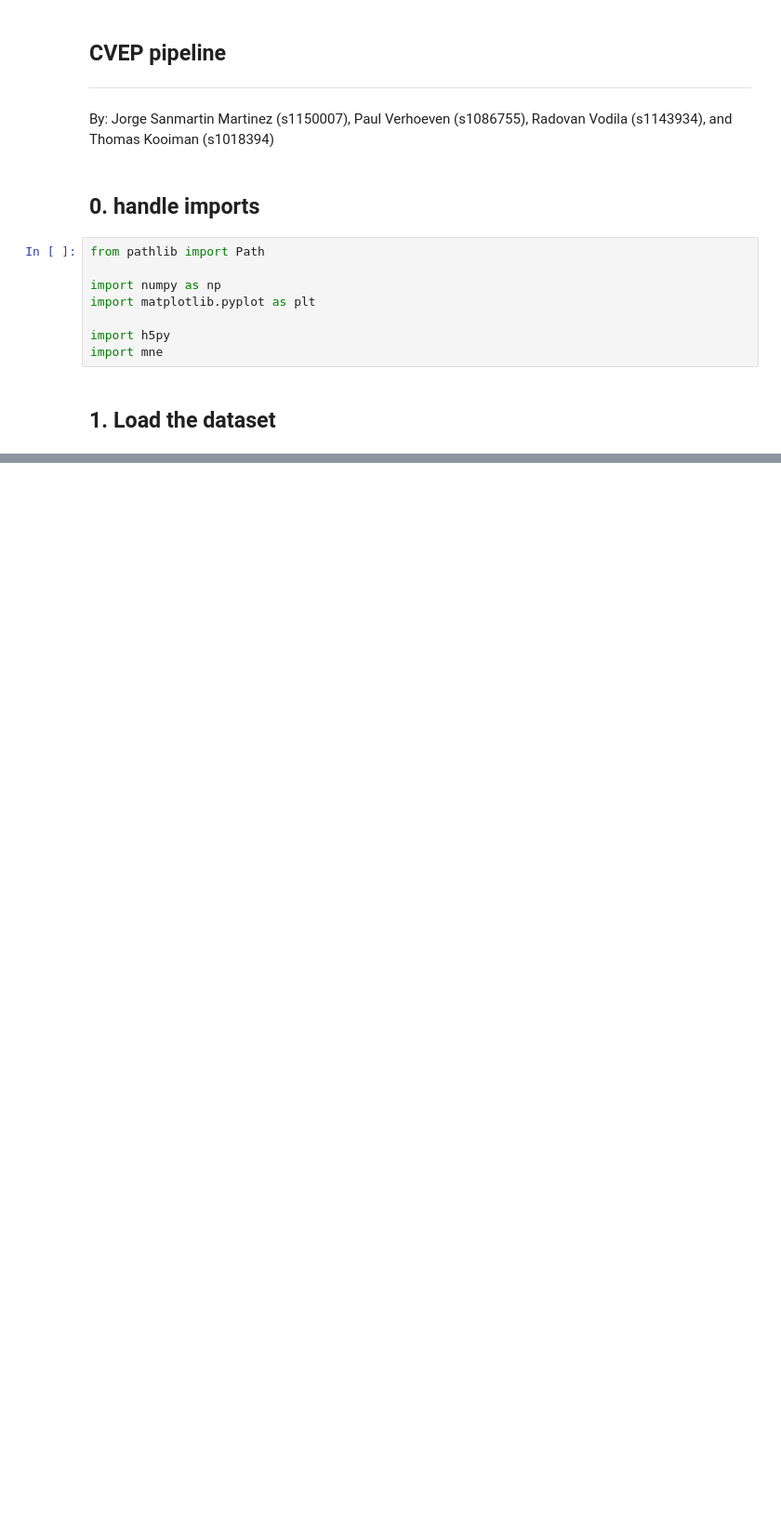
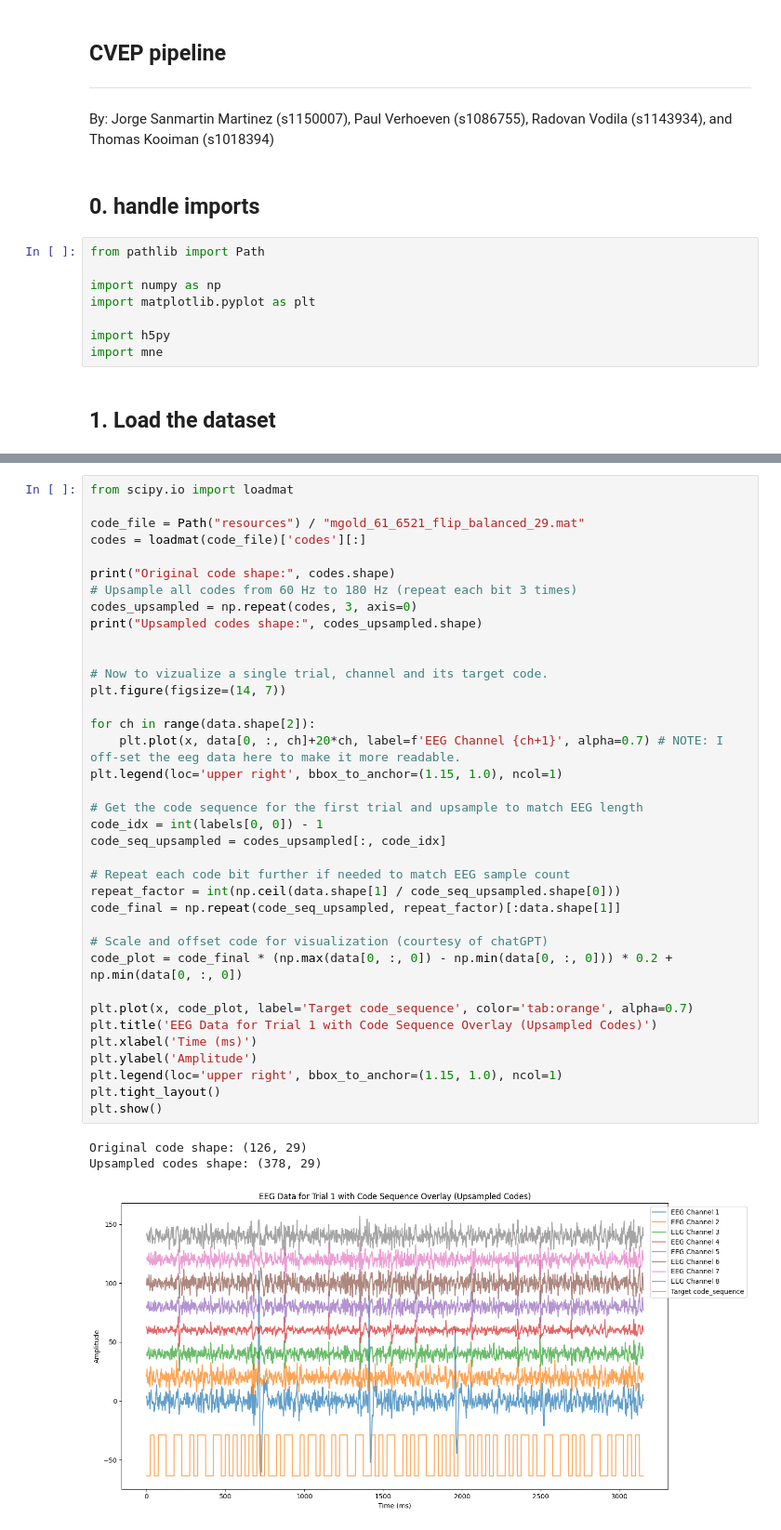
Before and after one commit to PaulusBoskabouter/aBCI3.6, a Jupyter notebook: CVEP_addition.ipynb, the cells around one changed output, grey strips where cells are left out. Shown: that part at 93% size. Saved outputs shown, nothing was run; the diff lists cells and outputs as text; blank space fills up the shorter version.

```diff
--- a/CVEP_addition.ipynb
+++ b/CVEP_addition.ipynb
@@ -105,0 +73,41 @@ plt.show()
+# %%
+from scipy.io import loadmat
+
+code_file = Path("resources") / "mgold_61_6521_flip_balanced_29.mat"
+codes = loadmat(code_file)['codes'][:]
+
+print("Original code shape:", codes.shape)
+# Upsample all codes from 60 Hz to 180 Hz (repeat each bit 3 times)
+codes_upsampled = np.repeat(codes, 3, axis=0)
+print("Upsampled codes shape:", codes_upsampled.shape)
+
+
+# Now to vizualize a single trial, channel and its target code.
+plt.figure(figsize=(14, 7))
+
+for ch in range(data.shape[2]):
+    plt.plot(x, data[0, :, ch]+20*ch, label=f'EEG Channel {ch+1}', alpha=0.7) # NOTE: I off-set the eeg data here to make it more readable.
+plt.legend(loc='upper right', bbox_to_anchor=(1.15, 1.0), ncol=1)
+
+# Get the code sequence for the first trial and upsample to match EEG length
+code_idx = int(labels[0, 0]) - 1
+code_seq_upsampled = codes_upsampled[:, code_idx]
+
+# Repeat each code bit further if needed to match EEG sample count
+repeat_factor = int(np.ceil(data.shape[1] / code_seq_upsampled.shape[0]))
+code_final = np.repeat(code_seq_upsampled, repeat_factor)[:data.shape[1]]
+
+# Scale and offset code for visualization (courtesy of chatGPT)
+code_plot = code_final * (np.max(data[0, :, 0]) - np.min(data[0, :, 0])) * 0.2 + np.min(data[0, :, 0])
+
+plt.plot(x, code_plot, label='Target code_sequence', color='tab:orange', alpha=0.7)
+plt.title('EEG Data for Trial 1 with Code Sequence Overlay (Upsampled Codes)')
+plt.xlabel('Time (ms)')
+plt.ylabel('Amplitude')
+plt.legend(loc='upper right', bbox_to_anchor=(1.15, 1.0), ncol=1)
+plt.tight_layout()
+plt.show()
+# %% [output]
+Original code shape: (126, 29)
+Upsampled codes shape: (378, 29)
+[figure, added]
```
Also changed, not shown: parts of 5 cells of this notebook, 1 other file.
